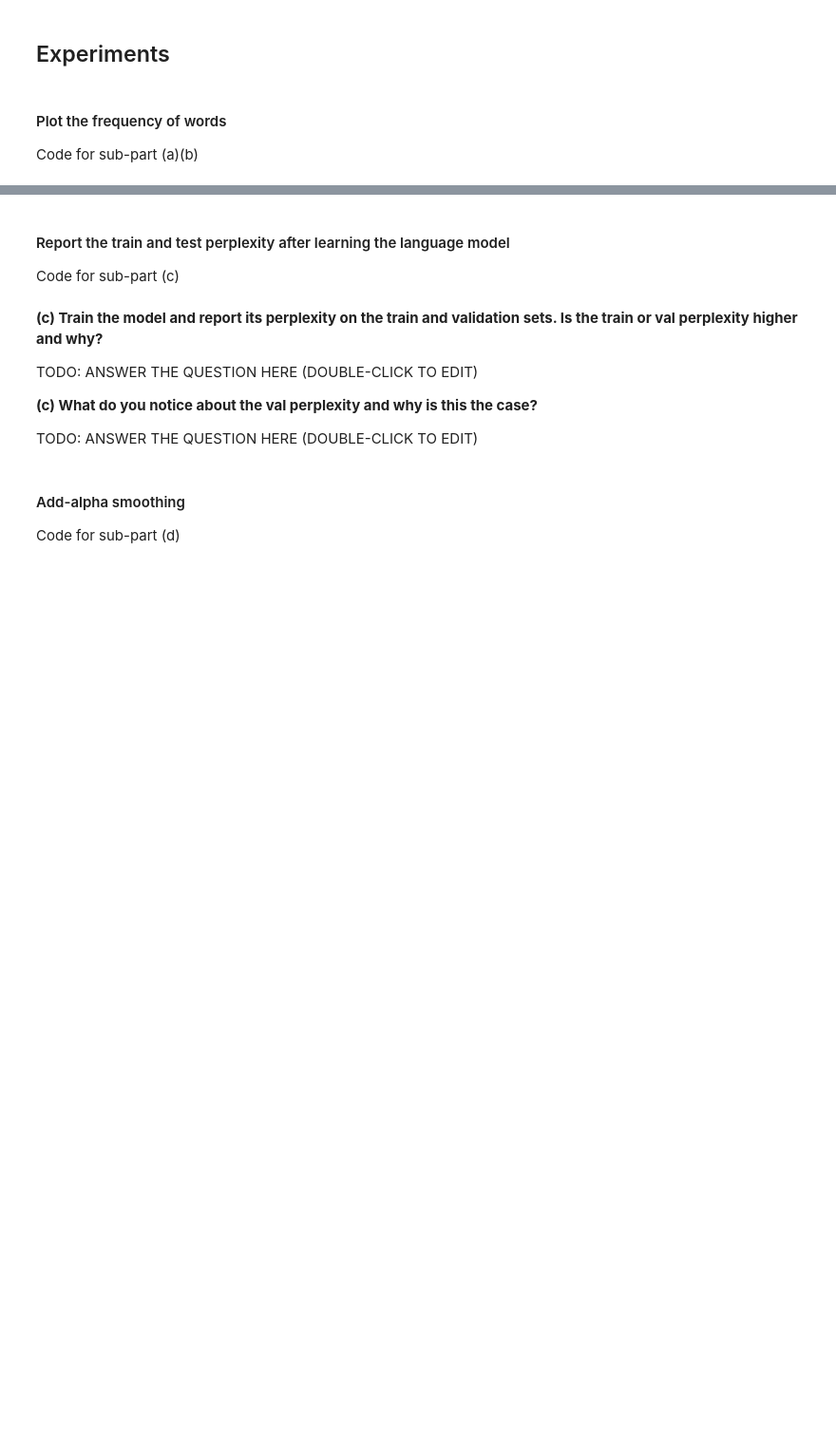
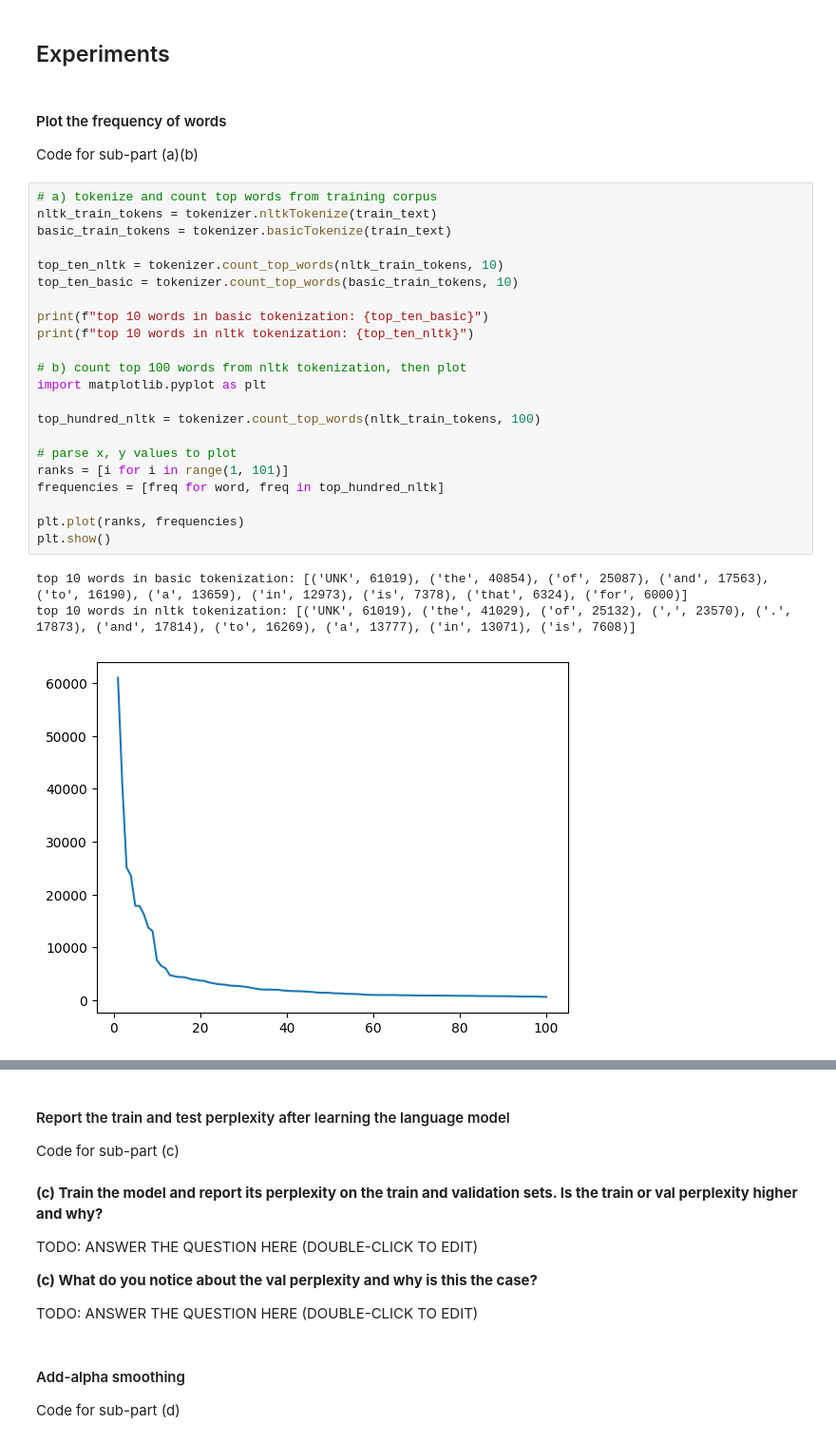
Before and after one commit to smkim0508/COS484-Notes, a Jupyter notebook: A1P1_Smoothing_(COS484_S2026).ipynb, the cells around one changed output, grey strips where cells are left out. Shown at 95% size. Saved outputs shown, nothing was run; the diff lists cells and outputs as text; blank space fills up the shorter version.

Commit message:
completed: lm initialization, frequency counts and graphing

```diff
--- a/A1P1_Smoothing_(COS484_S2026).ipynb
+++ b/A1P1_Smoothing_(COS484_S2026).ipynb
@@ -83,6 +216,32 @@ You can download training and validation datasets for this problem from the link
 # %% [markdown]
 #### Plot the frequency of words
 Code for sub-part (a)(b)
+# %%
+# a) tokenize and count top words from training corpus
+nltk_train_tokens = tokenizer.nltkTokenize(train_text)
+basic_train_tokens = tokenizer.basicTokenize(train_text)
+
+top_ten_nltk = tokenizer.count_top_words(nltk_train_tokens, 10)
+top_ten_basic = tokenizer.count_top_words(basic_train_tokens, 10)
+
+print(f"top 10 words in basic tokenization: {top_ten_basic}")
+print(f"top 10 words in nltk tokenization: {top_ten_nltk}")
+
+# b) count top 100 words from nltk tokenization, then plot
+import matplotlib.pyplot as plt
+
+top_hundred_nltk = tokenizer.count_top_words(nltk_train_tokens, 100)
+
+# parse x, y values to plot
+ranks = [i for i in range(1, 101)]
+frequencies = [freq for word, freq in top_hundred_nltk]
+
+plt.plot(ranks, frequencies)
+plt.show()
+# %% [output]
+top 10 words in basic tokenization: [('UNK', 61019), ('the', 40854), ('of', 25087), ('and', 17563), ('to', 16190), ('a', 13659), ('in', 12973), ('is', 7378), ('that', 6324), ('for', 6000)]
+top 10 words in nltk tokenization: [('UNK', 61019), ('the', 41029), ('of', 25132), (',', 23570), ('.', 17873), ('and', 17814), ('to', 16269), ('a', 13777), ('in', 13071), ('is', 7608)]
+[figure, added]
 # %% [markdown]
 **(a) **Report the top 10 words ordered by their frequency in the training corpus, both using basicTokenize and nltkTokenize. What differences do you notice between the two?**
 
```
Also changed, not shown: parts of 5 cells of this notebook.
